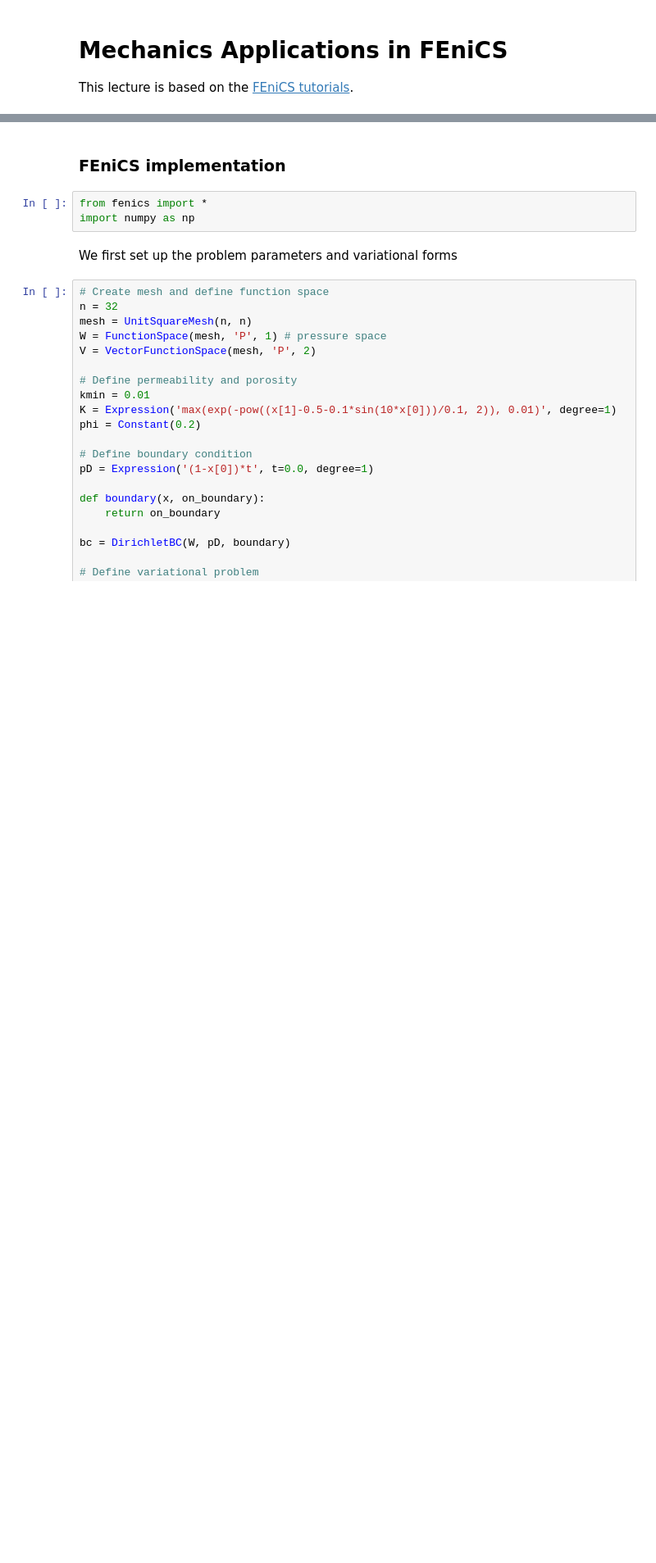
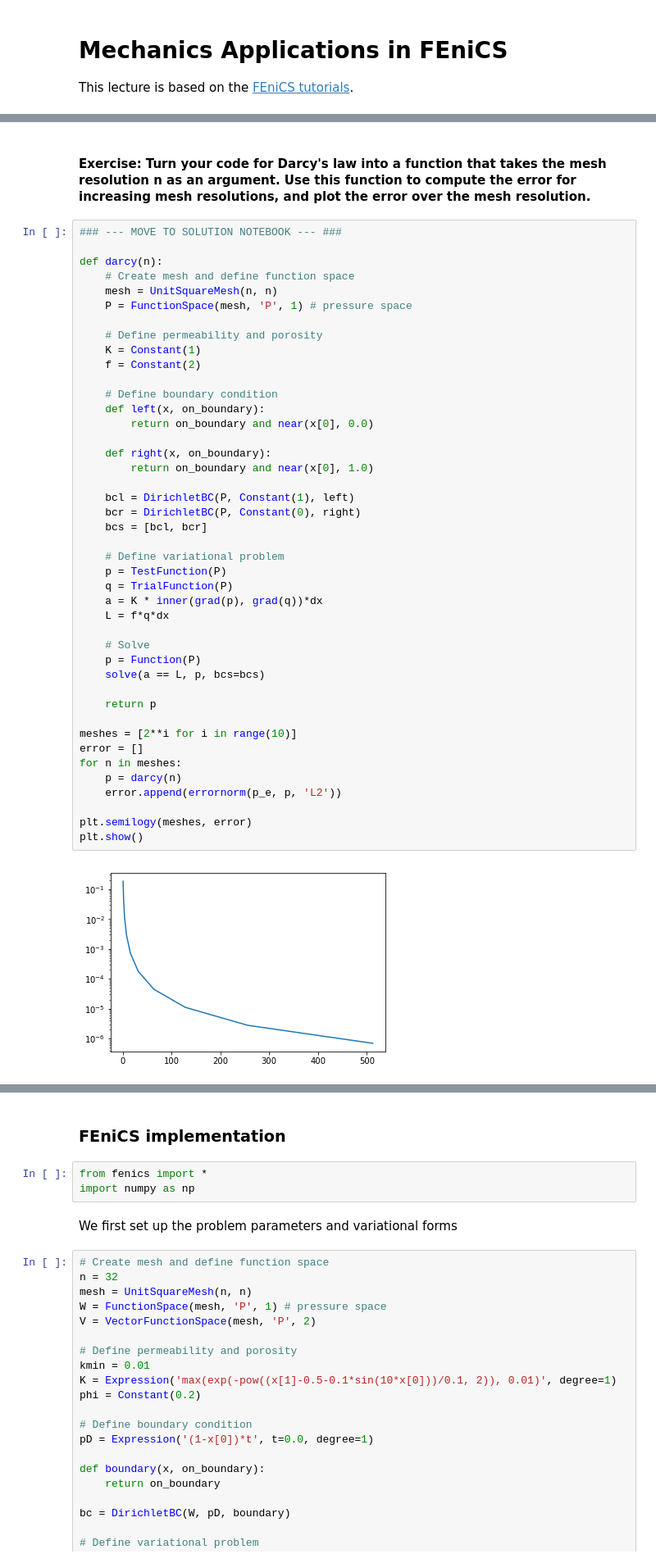
Before and after one commit to bergolho/SSCP_2019_master, a Jupyter notebook: L13/L13.ipynb, the cells around one changed output, grey strips where cells are left out. Shown at 82% size. Drawn from its saved outputs; the diff is of its cells as text; blank space fills up the shorter version.

```diff
--- a/L13/L13.ipynb
+++ b/L13/L13.ipynb
@@ -44,0 +122,47 @@ which we can test for using our computed $u$. When $f(x) = 0$ we call this equat
+# %% [markdown]
+#### Exercise: Turn your code for Darcy's law into a function that takes the mesh resolution n as an argument. Use this function to compute the error for increasing mesh resolutions, and plot the error over the mesh resolution.
+# %%
+### --- MOVE TO SOLUTION NOTEBOOK --- ###
+
+def darcy(n):
+    # Create mesh and define function space
+    mesh = UnitSquareMesh(n, n)
+    P = FunctionSpace(mesh, 'P', 1) # pressure space
+
+    # Define permeability and porosity
+    K = Constant(1)
+    f = Constant(2)
+
+    # Define boundary condition
+    def left(x, on_boundary):
+        return on_boundary and near(x[0], 0.0)
+
+    def right(x, on_boundary):
+        return on_boundary and near(x[0], 1.0)
+
+    bcl = DirichletBC(P, Constant(1), left)
+    bcr = DirichletBC(P, Constant(0), right)
+    bcs = [bcl, bcr]
+
+    # Define variational problem
+    p = TestFunction(P)
+    q = TrialFunction(P)
+    a = K * inner(grad(p), grad(q))*dx
+    L = f*q*dx
+
+    # Solve
+    p = Function(P)
+    solve(a == L, p, bcs=bcs)
+
+    return p
+
+meshes = [2**i for i in range(10)]
+error = []
+for n in meshes:
+    p = darcy(n)
+    error.append(errornorm(p_e, p, 'L2'))
+
+plt.semilogy(meshes, error)
+plt.show()
+# %% [output]
+[figure, added]
```
Also changed, not shown: parts of 11 cells of this notebook.
